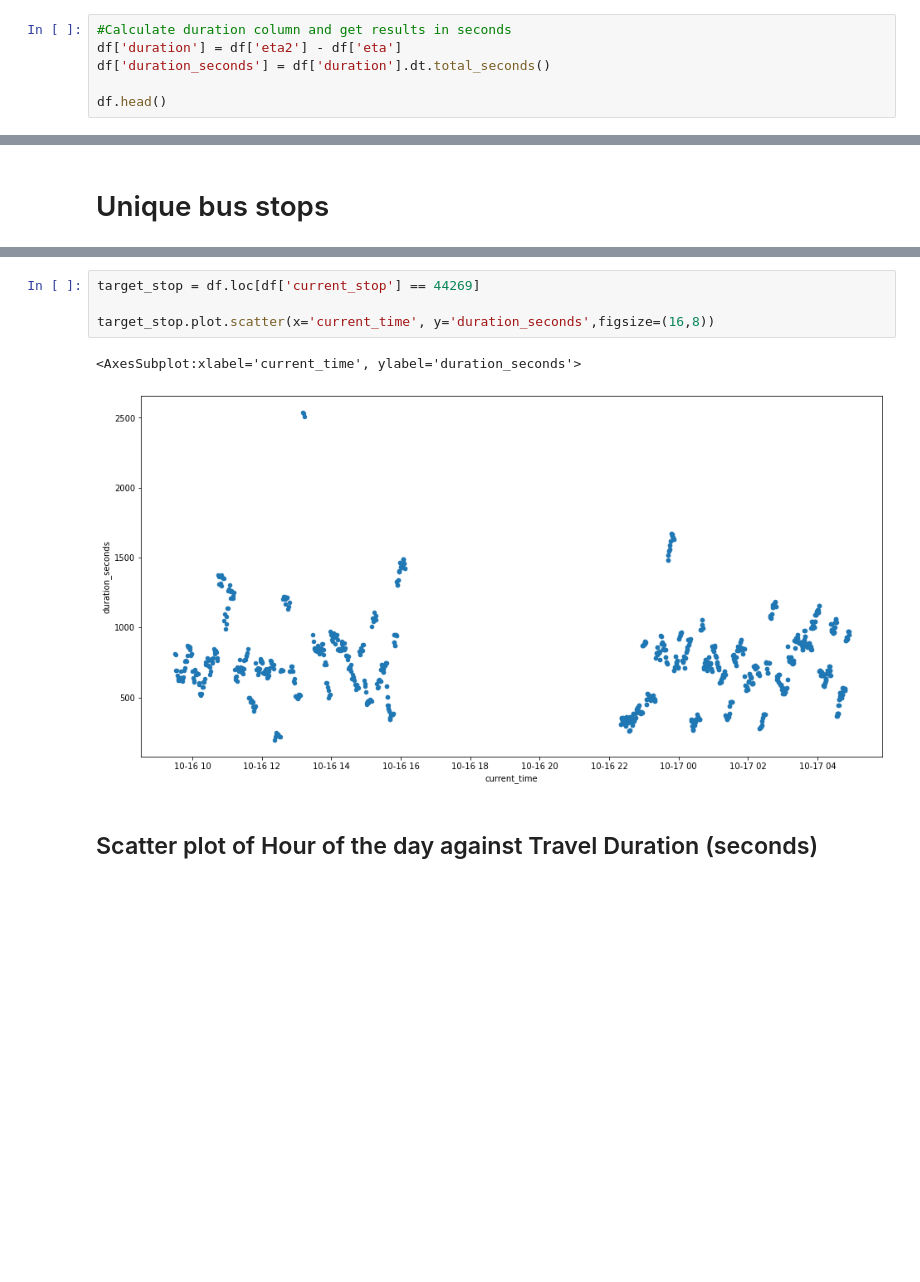
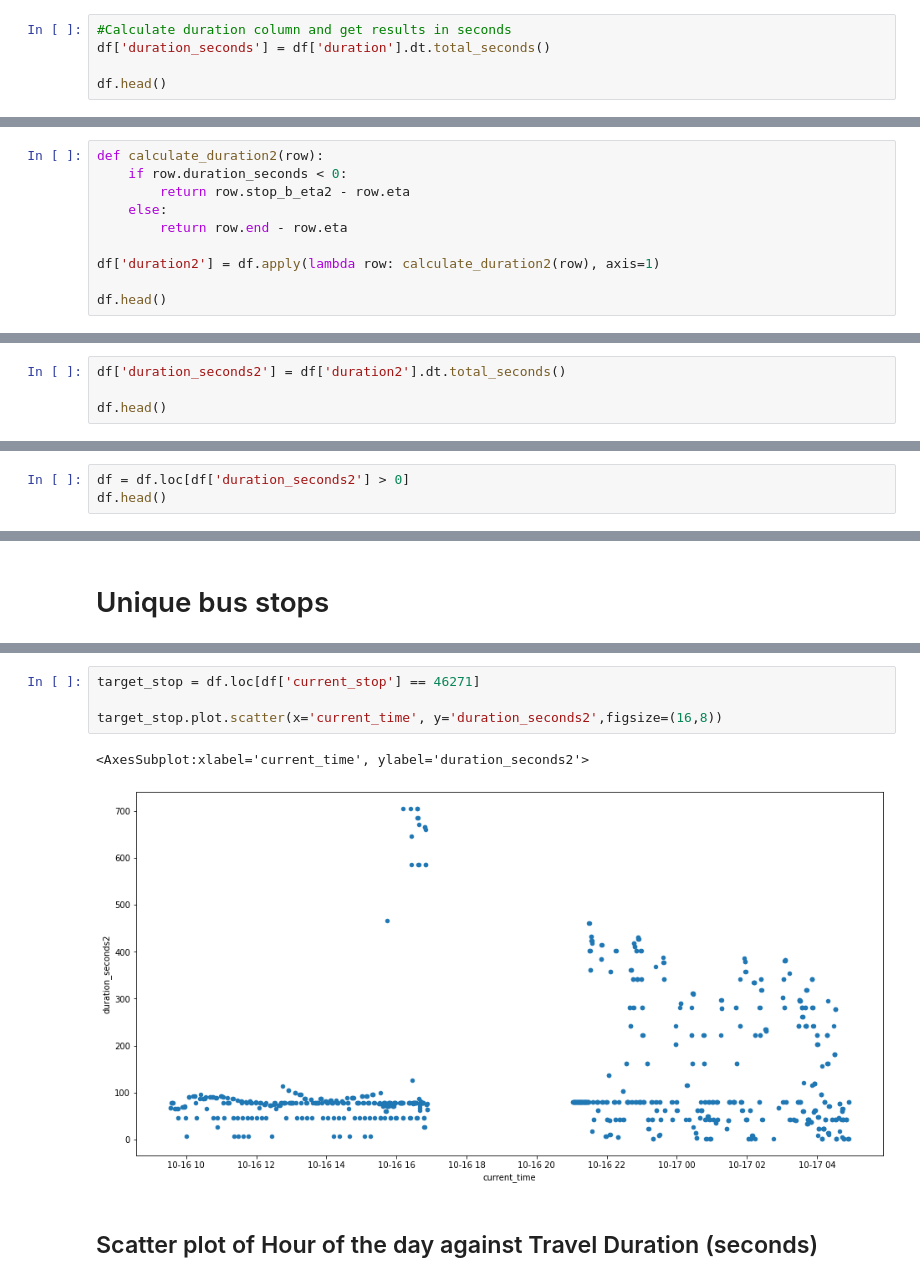
Before and after one commit to jeffgorithm/sg-bus-prediction, a Jupyter notebook: notebooks/Exploratory Data Analysis.ipynb, the cells around one changed output, grey strips where cells are left out. Cells and saved outputs as stored; diff of their text form; blank space fills up the shorter version.

Commit message:
Modified duration calculation logic

```diff
--- a/notebooks/Exploratory Data Analysis.ipynb
+++ b/notebooks/Exploratory Data Analysis.ipynb
@@ -109,6 +208,5 @@ Since we have the estimated time of arrival (ETA) for two bus instances that was
 # %%
 #Calculate duration column and get results in seconds
-df['duration'] = df['eta2'] - df['eta']
 df['duration_seconds'] = df['duration'].dt.total_seconds()
 
 df.head()
@@ -121,0 +220,10 @@ df.head()
+# %%
+def calculate_duration2(row):
+    if row.duration_seconds < 0:
+        return row.stop_b_eta2 - row.eta
+    else:
+        return row.end - row.eta
+
+df['duration2'] = df.apply(lambda row: calculate_duration2(row), axis=1)
+
+df.head()
@@ -121,0 +238,4 @@ df.head()
+# %%
+df['duration_seconds2'] = df['duration2'].dt.total_seconds()
+
+df.head()
@@ -121,0 +268,3 @@ df.head()
+# %%
+df = df.loc[df['duration_seconds2'] > 0]
+df.head()
@@ -134,10 +288,10 @@ array([44791, 44801, 44861, 44811, 44821, 44661, 44611, 44701, 44691,
 # %%
-target_stop = df.loc[df['current_stop'] == 44269]
+target_stop = df.loc[df['current_stop'] == 46271]
 
-target_stop.plot.scatter(x='current_time', y='duration_seconds',figsize=(16,8))
+target_stop.plot.scatter(x='current_time', y='duration_seconds2',figsize=(16,8))
 # %% [output]
-<AxesSubplot:xlabel='current_time', ylabel='duration_seconds'>
+<AxesSubplot:xlabel='current_time', ylabel='duration_seconds2'>
-[figure, old version]
+[figure, new version]
 # %% [markdown]
 ## Scatter plot of Hour of the day against Travel Duration (seconds)
 # %%
```
Also changed, not shown: parts of 27 cells of this notebook, 1 other file.
